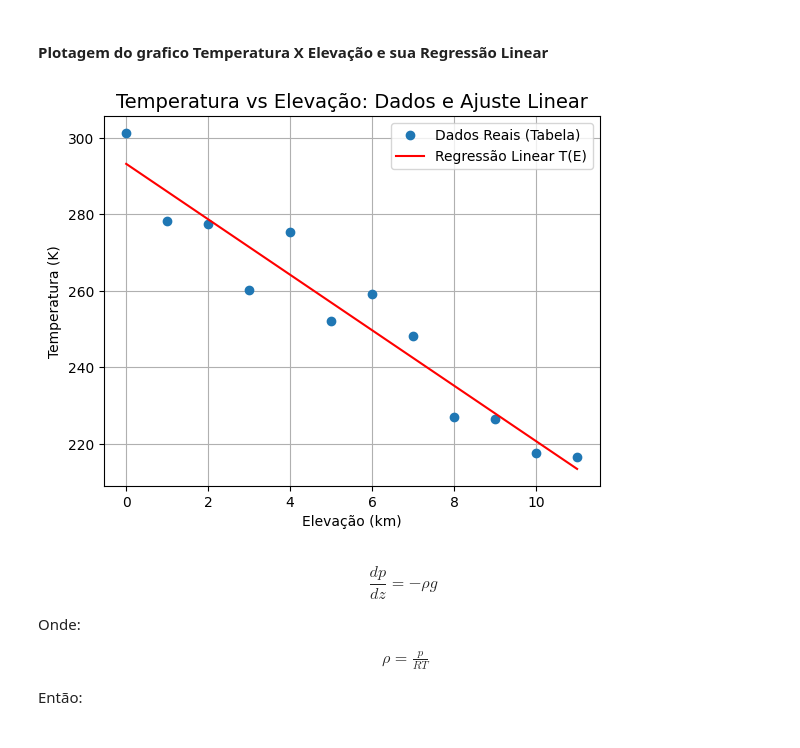
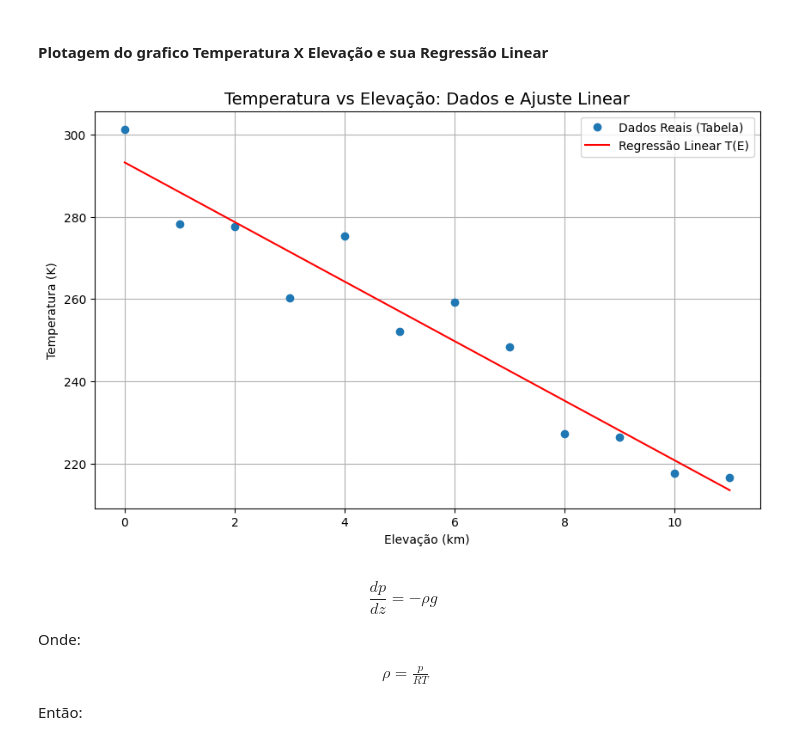
Before and after one commit to bernardo-gontijo/Ativ1-MecSolMecFlu, a Jupyter notebook: atividade1.ipynb, the cells around one changed output. Saved outputs shown, nothing was run; the diff lists cells and outputs as text; code cells hidden in the pictures.

```diff
--- a/atividade1.ipynb
+++ b/atividade1.ipynb
@@ -260,22 +243,18 @@ b = [293.22115289]
 # %%
 def t(e):
     return a*e + b
 
-# Plota os pontos reais da tabela (pontos azuis)
+plt.figure(figsize=(10, 6))
 plt.plot(altura, temperatura, 'o', label='Dados Reais (Tabela)')
-
-# Plota a reta de regressão (linha vermelha)
 plt.plot(altura, t(altura), 'r', label='Regressão Linear T(E)')
-
-# Configurações de estética
 plt.title('Temperatura vs Elevação: Dados e Ajuste Linear', fontsize=14)
 plt.xlabel('Elevação (km)')
 plt.ylabel('Temperatura (K)')
 plt.grid(True)
 plt.legend()
 plt.show()
 # %% [output]
-[figure, old version]
+[figure, new version]
 # %% [markdown]
 $$ \frac{dp}{dz} = -ρg $$
 
```
Also changed, not shown: parts of 8 cells of this notebook.
